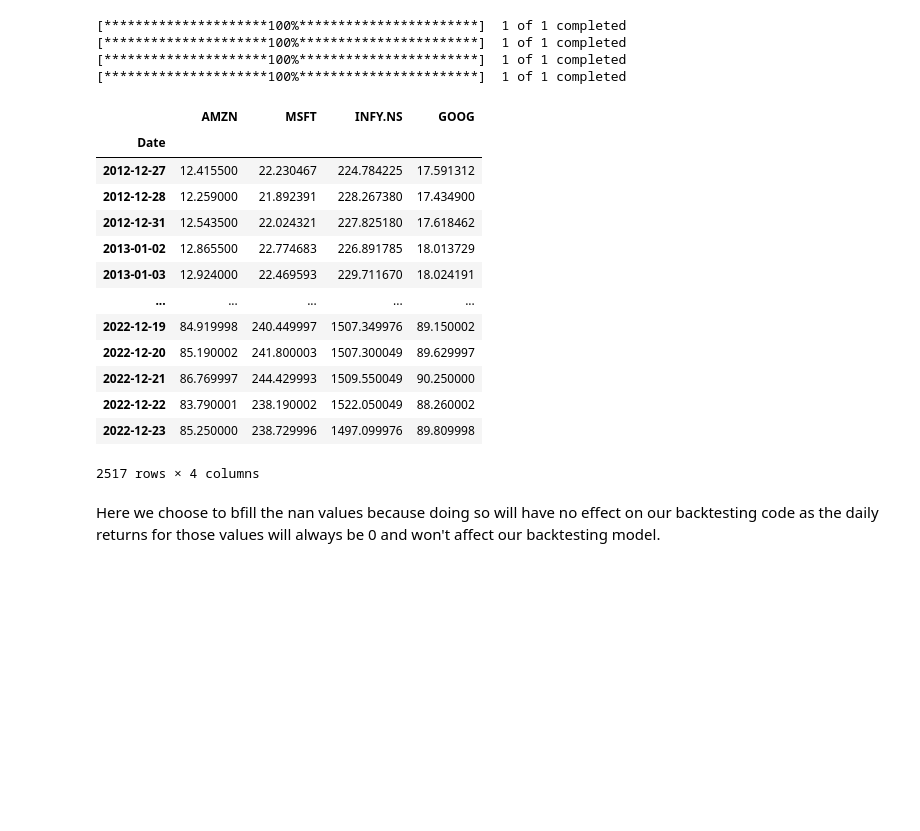
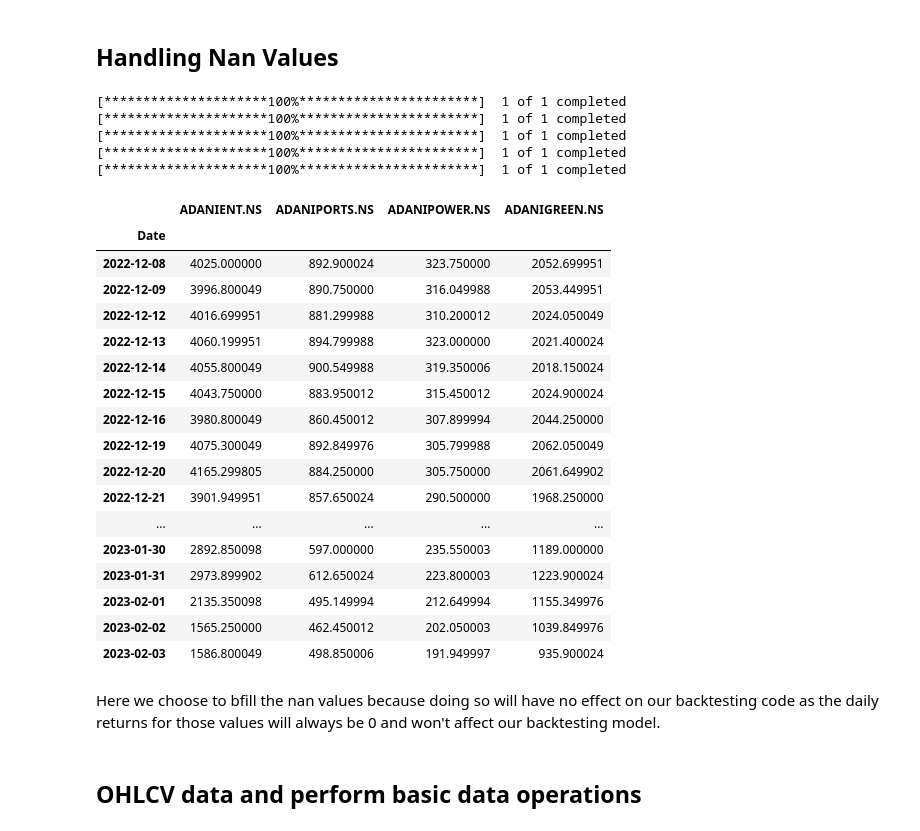
Before and after one commit to pChitral/Algorithmic-Trading-and-Quantitative-Analysis, a Jupyter notebook: data_handling_operations.ipynb, the cells around one changed output. Cells and saved outputs as stored; diff of their text form; code cells hidden in the pictures; blank space fills up the shorter version.

Commit message:
updated visulizations for adani stocks

```diff
--- a/data_handling_operations.ipynb
+++ b/data_handling_operations.ipynb
@@ -1,40 +1,51 @@
+# %% [markdown]
+## Handling Nan Values
 # %%
 import datetime as dt
 import yfinance as yf
 import pandas as pd
 
 stocks = ["AMZN","MSFT","INFY.NS","GOOG"]
-start = dt.datetime.today()-dt.timedelta(3650)
+adani_stocks = ["ADANIENT.NS", "ADANIPORTS.NS", "ADANIPOWER.NS", "ADANIGREEN.NS", "ADANIPORTS.NS" ]
+start = dt.datetime.today()-dt.timedelta(60)
 end = dt.datetime.today()
 cl_price = pd.DataFrame() # empty dataframe which will be filled with closing prices of each stock
 
 # looping over tickers and creating a dataframe with close prices
-for ticker in stocks:
+for ticker in adani_stocks:
     cl_price[ticker] = yf.download(ticker,start,end)["Adj Close"]
 
 # filling NaN values
-cl_price.fillna(method='bfill',axis=0,inplace=True)
+cl_price.fillna(method='bfill',axis=0,inplace=True) # We are using bfill because it won't have any effect in our backtesting section.
+# For example, if all the first 10 Nan values are filled with 69, the net return for every day would be 0. Thus, this won't create any problem for us.
 
 #dropping NaN values
 cl_price.dropna(axis=0,how='any')
 # %% [output]
 [*********************100%***********************]  1 of 1 completed
 [*********************100%***********************]  1 of 1 completed
 [*********************100%***********************]  1 of 1 completed
 [*********************100%***********************]  1 of 1 completed
+[*********************100%***********************]  1 of 1 completed
-|  | AMZN | MSFT | INFY.NS | GOOG |
+|  | ADANIENT.NS | ADANIPORTS.NS | ADANIPOWER.NS | ADANIGREEN.NS |
 | Date |  |  |  |  |
-| 2012-12-27 | 12.415500 | 22.230467 | 224.784225 | 17.591312 |
-| 2012-12-28 | 12.259000 | 21.892391 | 228.267380 | 17.434900 |
-| 2012-12-31 | 12.543500 | 22.024321 | 227.825180 | 17.618462 |
-| 2013-01-02 | 12.865500 | 22.774683 | 226.891785 | 18.013729 |
-| 2013-01-03 | 12.924000 | 22.469593 | 229.711670 | 18.024191 |
+| 2022-12-08 | 4025.000000 | 892.900024 | 323.750000 | 2052.699951 |
+| 2022-12-09 | 3996.800049 | 890.750000 | 316.049988 | 2053.449951 |
+| 2022-12-12 | 4016.699951 | 881.299988 | 310.200012 | 2024.050049 |
+| 2022-12-13 | 4060.199951 | 894.799988 | 323.000000 | 2021.400024 |
+| 2022-12-14 | 4055.800049 | 900.549988 | 319.350006 | 2018.150024 |
+| 2022-12-15 | 4043.750000 | 883.950012 | 315.450012 | 2024.900024 |
+| 2022-12-16 | 3980.800049 | 860.450012 | 307.899994 | 2044.250000 |
+| 2022-12-19 | 4075.300049 | 892.849976 | 305.799988 | 2062.050049 |
+| 2022-12-20 | 4165.299805 | 884.250000 | 305.750000 | 2061.649902 |
+| 2022-12-21 | 3901.949951 | 857.650024 | 290.500000 | 1968.250000 |
 | ... | ... | ... | ... | ... |
-| 2022-12-19 | 84.919998 | 240.449997 | 1507.349976 | 89.150002 |
-| 2022-12-20 | 85.190002 | 241.800003 | 1507.300049 | 89.629997 |
-| 2022-12-21 | 86.769997 | 244.429993 | 1509.550049 | 90.250000 |
-| 2022-12-22 | 83.790001 | 238.190002 | 1522.050049 | 88.260002 |
-| 2022-12-23 | 85.250000 | 238.729996 | 1497.099976 | 89.809998 |
+| 2023-01-30 | 2892.850098 | 597.000000 | 235.550003 | 1189.000000 |
+| 2023-01-31 | 2973.899902 | 612.650024 | 223.800003 | 1223.900024 |
+| 2023-02-01 | 2135.350098 | 495.149994 | 212.649994 | 1155.349976 |
+| 2023-02-02 | 1565.250000 | 462.450012 | 202.050003 | 1039.849976 |
+| 2023-02-03 | 1586.800049 | 498.850006 | 191.949997 | 935.900024 |
-2517 rows × 4 columns
 # %% [markdown]
 Here we choose to bfill the nan values because doing so will have no effect on our backtesting code as the daily returns for those values will always be 0 and won't affect our backtesting model.
+# %% [markdown]
+## OHLCV data and perform basic data operations
```
Also changed, not shown: parts of 10 cells of this notebook.
